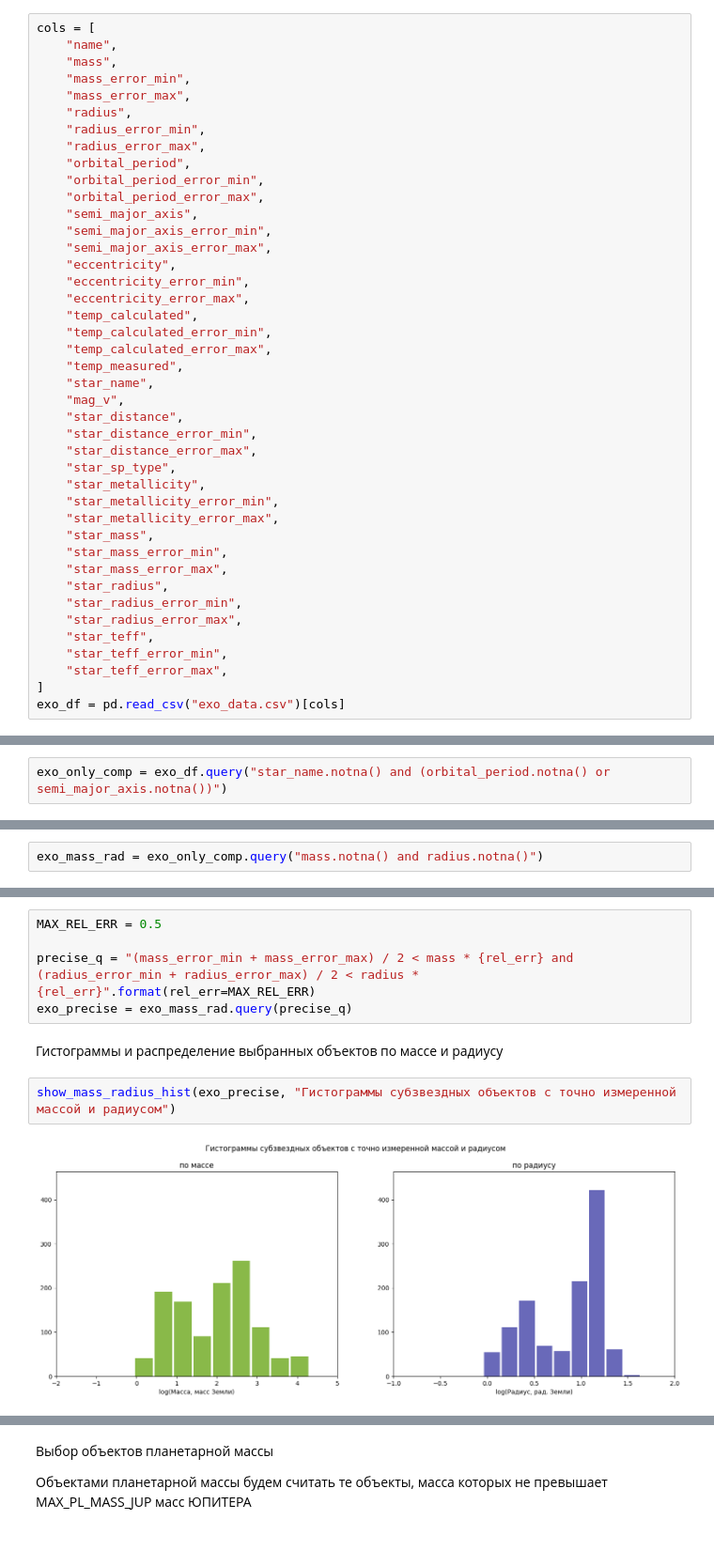
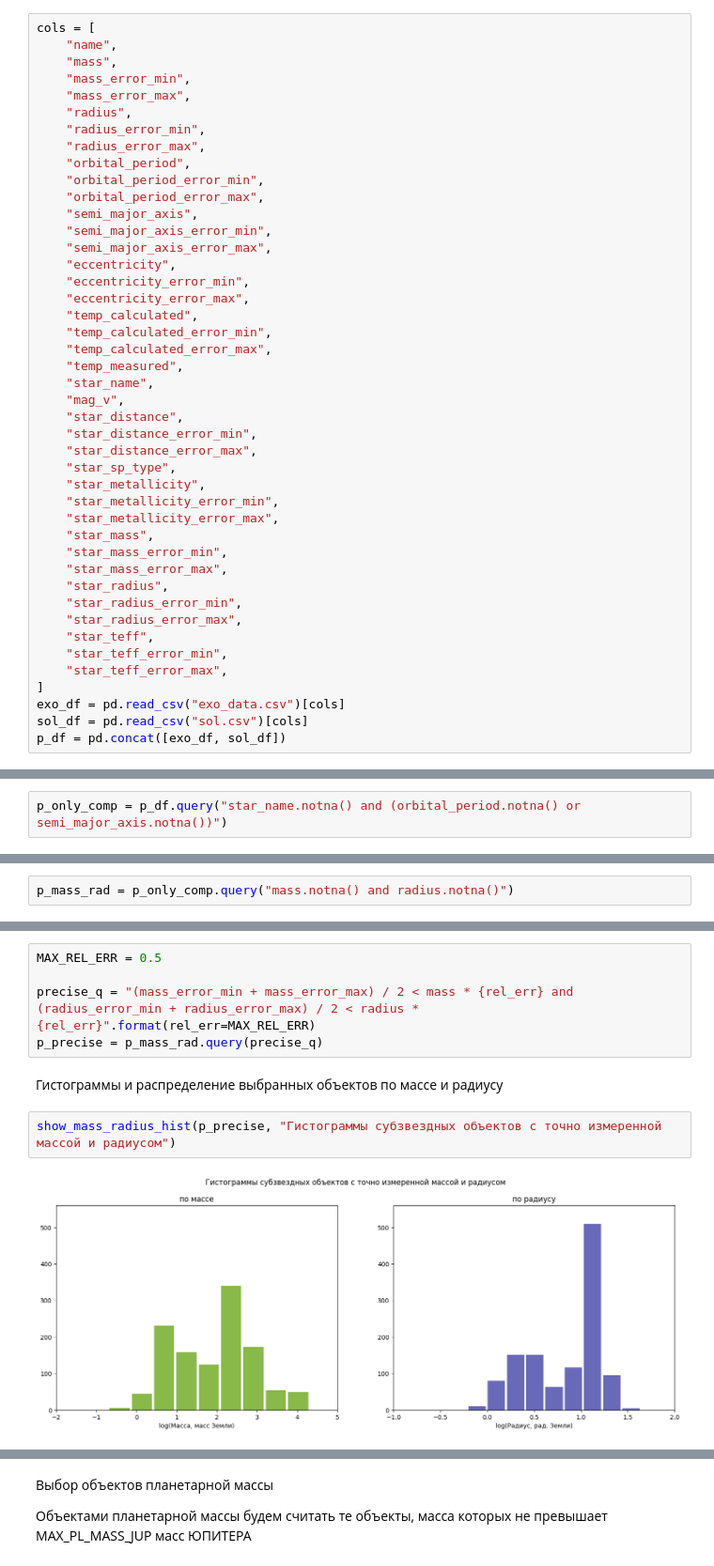
Before and after one commit to ochobkaa/exoplanetmodel, a Jupyter notebook: exoplanets.ipynb, the cells around one changed output, grey strips where cells are left out. Shown at 94% size. Drawn from its saved outputs; the diff is of its cells as text.

```diff
--- a/exoplanets.ipynb
+++ b/exoplanets.ipynb
@@ -170,14 +170,16 @@ cols = [
     "star_teff_error_max",
 ]
 exo_df = pd.read_csv("exo_data.csv")[cols]
+sol_df = pd.read_csv("sol.csv")[cols]
+p_df = pd.concat([exo_df, sol_df])
 # %% [markdown]
 Выбор объектов, которые являются компаньонами звезд
 # %%
-exo_only_comp = exo_df.query("star_name.notna() and (orbital_period.notna() or semi_major_axis.notna())")
+p_only_comp = p_df.query("star_name.notna() and (orbital_period.notna() or semi_major_axis.notna())")
 # %% [markdown]
 Выбор объектов, для которых измерены и масса и радиус
 # %%
-exo_mass_rad = exo_only_comp.query("mass.notna() and radius.notna()")
+p_mass_rad = p_only_comp.query("mass.notna() and radius.notna()")
 # %% [markdown]
 Гистограммы и распределение выбранных объектов по массе и радиусу
 # %%
@@ -196,11 +198,11 @@ show_mass_radius_plot(exo_mass_rad, "Распределение всех суб
 MAX_REL_ERR = 0.5
 
 precise_q = "(mass_error_min + mass_error_max) / 2 < mass * {rel_err} and (radius_error_min + radius_error_max) / 2 < radius * {rel_err}".format(rel_err=MAX_REL_ERR)
-exo_precise = exo_mass_rad.query(precise_q)
+p_precise = p_mass_rad.query(precise_q)
 # %% [markdown]
 Гистограммы и распределение выбранных объектов по массе и радиусу
 # %%
-show_mass_radius_hist(exo_precise, "Гистограммы субзвездных объектов с точно измеренной массой и радиусом")
+show_mass_radius_hist(p_precise, "Гистограммы субзвездных объектов с точно измеренной массой и радиусом")
 # %% [output]
-[figure, old version]
+[figure, new version]
 # %%
```
Also changed, not shown: parts of 8 cells of this notebook.
